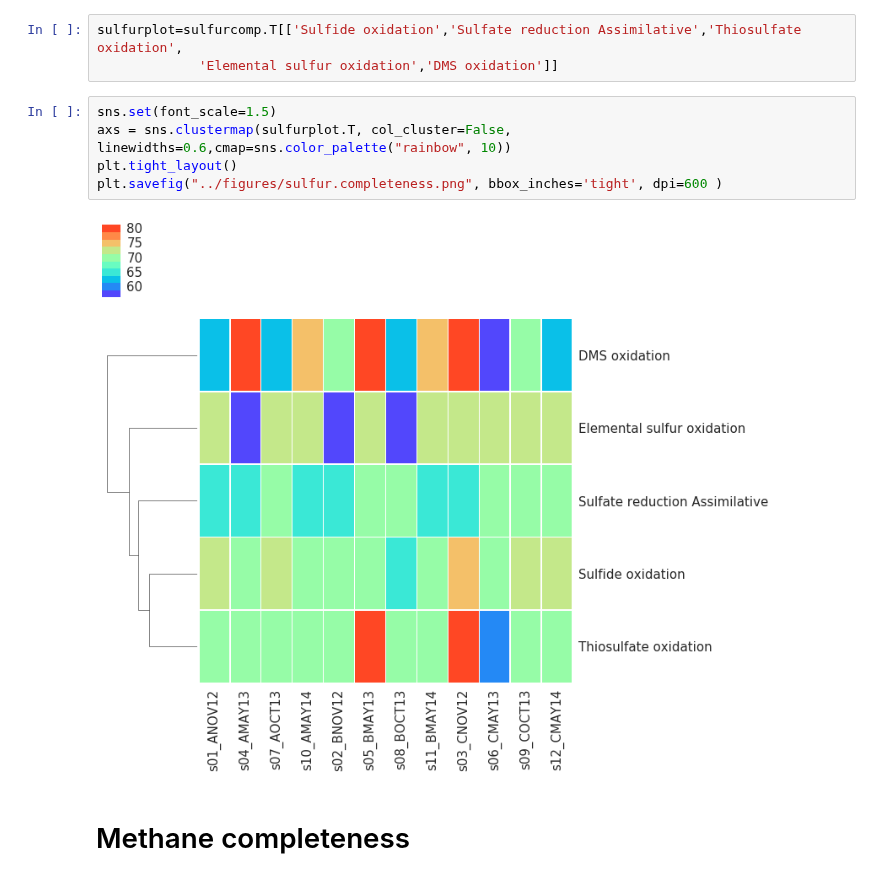
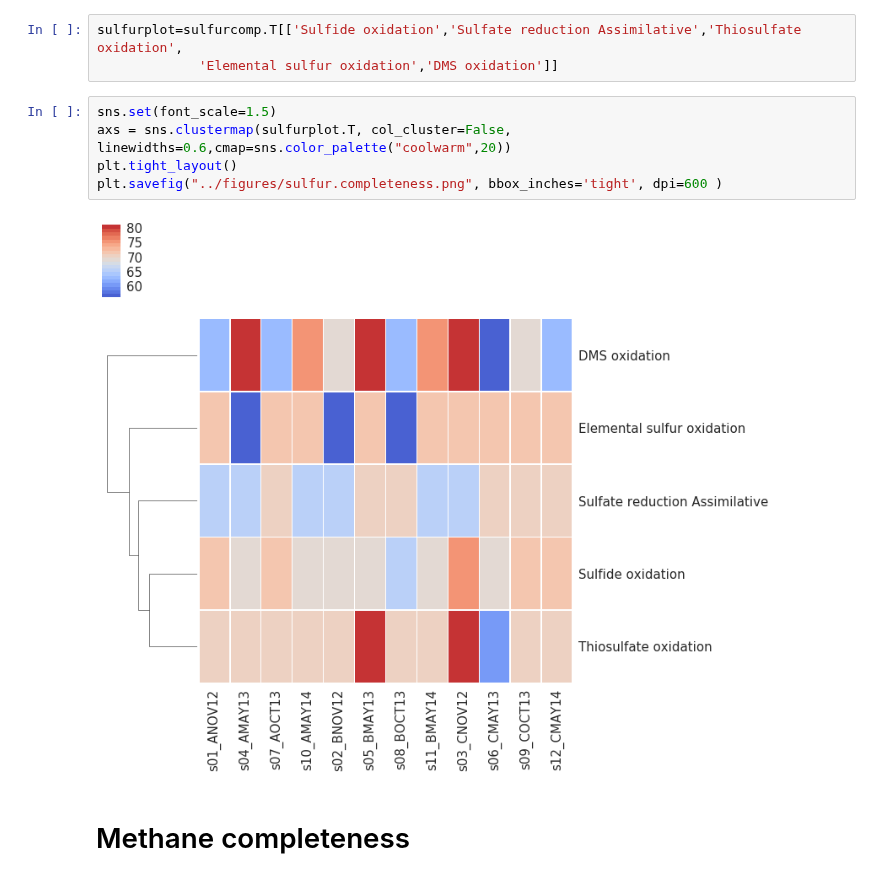
Before and after one commit to valdeanda/Time_series_mats, a Jupyter notebook: scripts/completeness.ipynb, the cells around one changed output. Drawn from its saved outputs; the diff is of its cells as text.

```diff
--- a/scripts/completeness.ipynb
+++ b/scripts/completeness.ipynb
@@ -110,11 +104,11 @@ sulfurplot=sulfurcomp.T[['Sulfide oxidation','Sulfate reduction Assimilative','T
              'Elemental sulfur oxidation','DMS oxidation']]
 # %%
 sns.set(font_scale=1.5)
-axs = sns.clustermap(sulfurplot.T, col_cluster=False, linewidths=0.6,cmap=sns.color_palette("rainbow", 10))
+axs = sns.clustermap(sulfurplot.T, col_cluster=False, linewidths=0.6,cmap=sns.color_palette("coolwarm",20))
 plt.tight_layout()
 plt.savefig("../figures/sulfur.completeness.png", bbox_inches='tight', dpi=600 )
 # %% [output]
-[figure, old version]
+[figure, new version]
 # %% [markdown]
 # Methane completeness
 # %%
```
Also changed, not shown: parts of 2 cells of this notebook.
